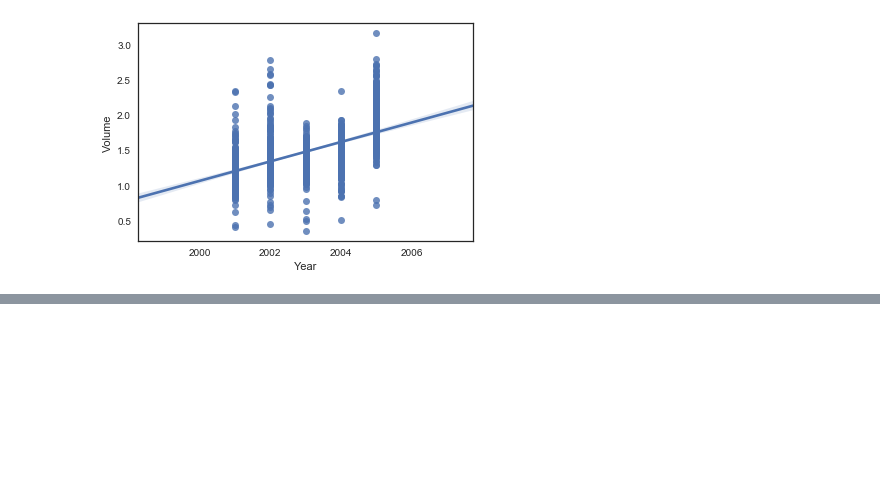
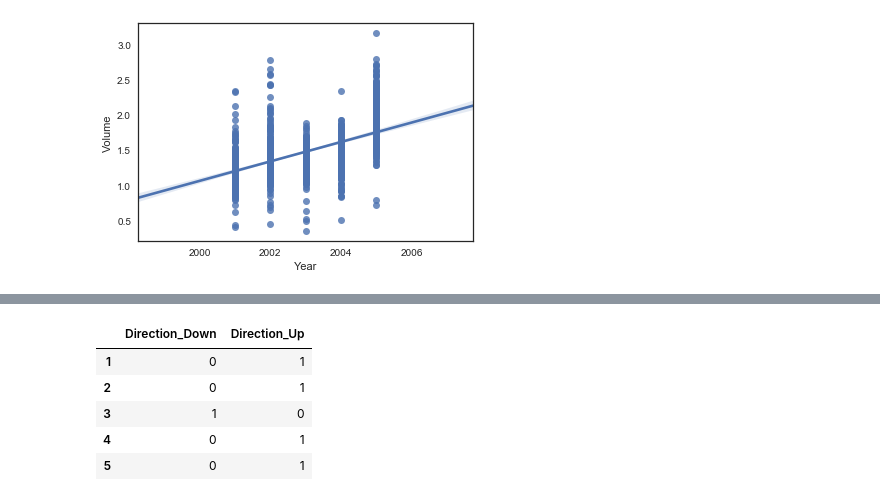
Before and after one commit to abbiepopa/intro_to_stat_learning_reading_grp, a Jupyter notebook: Chap4_Lab.ipynb, the cells around one changed output, grey strips where cells are left out. Saved outputs shown, nothing was run; the diff lists cells and outputs as text; code cells hidden in the pictures; blank space fills up the shorter version.

```diff
--- a/Chap4_Lab.ipynb
+++ b/Chap4_Lab.ipynb
@@ -66,0 +80,10 @@ sns.regplot(smarket.Year, smarket.Volume)
+# %%
+dummy_directions = pd.get_dummies(smarket['Direction'], prefix = 'Direction')
+dummy_directions.head()
+# %% [output]
+|  | Direction_Down | Direction_Up |
+| 1 | 0 | 1 |
+| 2 | 0 | 1 |
+| 3 | 1 | 0 |
+| 4 | 0 | 1 |
+| 5 | 0 | 1 |
```
Also changed, not shown: parts of 12 cells of this notebook.
